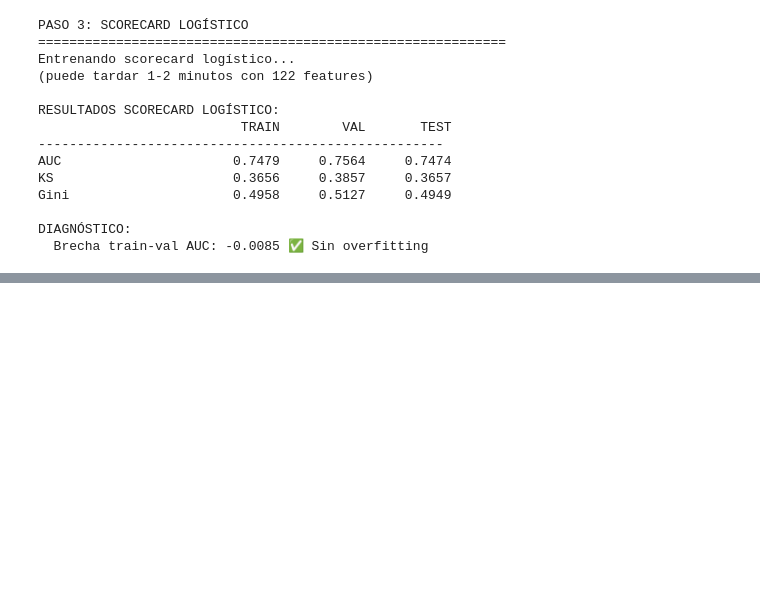
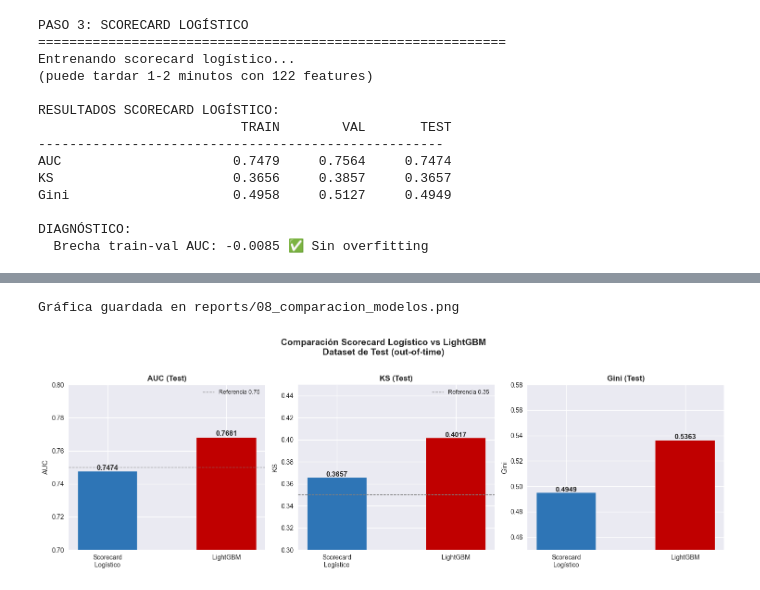
Before and after one commit to MarinoSB577/credit-risk-scoring-ml, a Jupyter notebook: notebooks/03_modeling.ipynb, the cells around one changed output, grey strips where cells are left out. Saved outputs shown, nothing was run; the diff lists cells and outputs as text; code cells hidden in the pictures; blank space fills up the shorter version.

```diff
--- a/notebooks/03_modeling.ipynb
+++ b/notebooks/03_modeling.ipynb
@@ -359,0 +493,57 @@ RIESGO_EDAD_SCORE                129
+# %%
+# --- GRÁFICA COMPARATIVA ---
+
+fig, axes = plt.subplots(1, 3, figsize=(15, 5))
+
+# Datos para graficar
+modelos   = ['Scorecard\nLogístico', 'LightGBM']
+aucs      = [auc_test_sc,       auc_test_lgbm]
+ks_vals   = [ks_test_sc,        ks_test_lgbm]
+ginis     = [2*auc_test_sc-1,   2*auc_test_lgbm-1]
+colores   = ['#2E75B6', '#C00000']
+
+# AUC
+axes[0].bar(modelos, aucs, color=colores, edgecolor='white', width=0.5)
+axes[0].set_ylim(0.70, 0.80)
+axes[0].set_title('AUC (Test)', fontweight='bold', fontsize=12)
+axes[0].set_ylabel('AUC')
+for i, v in enumerate(aucs):
+    axes[0].text(i, v + 0.001, f'{v:.4f}',
+                 ha='center', fontweight='bold', fontsize=11)
+axes[0].axhline(0.75, color='gray', linestyle='--',
+                linewidth=1, label='Referencia 0.75')
+axes[0].legend(fontsize=9)
+
+# KS
+axes[1].bar(modelos, ks_vals, color=colores, edgecolor='white', width=0.5)
+axes[1].set_ylim(0.30, 0.45)
+axes[1].set_title('KS (Test)', fontweight='bold', fontsize=12)
+axes[1].set_ylabel('KS')
+for i, v in enumerate(ks_vals):
+    axes[1].text(i, v + 0.001, f'{v:.4f}',
+                 ha='center', fontweight='bold', fontsize=11)
+axes[1].axhline(0.35, color='gray', linestyle='--',
+                linewidth=1, label='Referencia 0.35')
+axes[1].legend(fontsize=9)
+
+# Gini
+axes[2].bar(modelos, ginis, color=colores, edgecolor='white', width=0.5)
+axes[2].set_ylim(0.45, 0.58)
+axes[2].set_title('Gini (Test)', fontweight='bold', fontsize=12)
+axes[2].set_ylabel('Gini')
+for i, v in enumerate(ginis):
+    axes[2].text(i, v + 0.001, f'{v:.4f}',
+                 ha='center', fontweight='bold', fontsize=11)
+
+fig.suptitle('Comparación Scorecard Logístico vs LightGBM\n'
+             'Dataset de Test (out-of-time)',
+             fontsize=14, fontweight='bold', y=1.02)
+
+plt.tight_layout()
+plt.savefig('reports/08_comparacion_modelos.png',
+            dpi=150, bbox_inches='tight')
+print("Gráfica guardada en reports/08_comparacion_modelos.png")
+plt.show()
+# %% [output]
+Gráfica guardada en reports/08_comparacion_modelos.png
+[figure, added]
```
Also changed, not shown: parts of 4 cells of this notebook.
